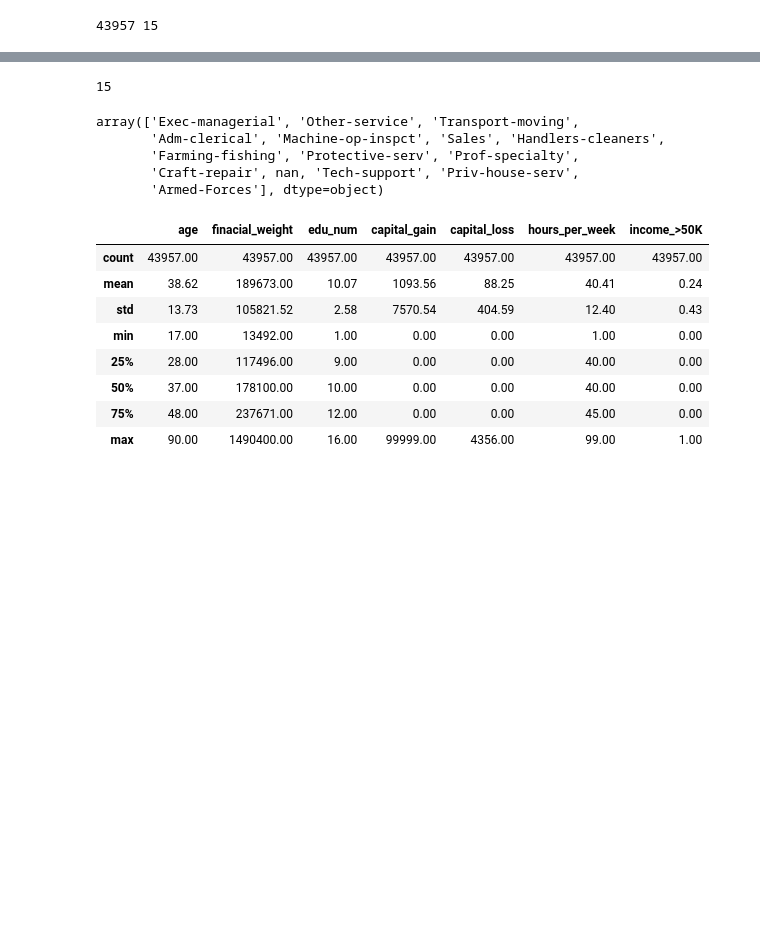
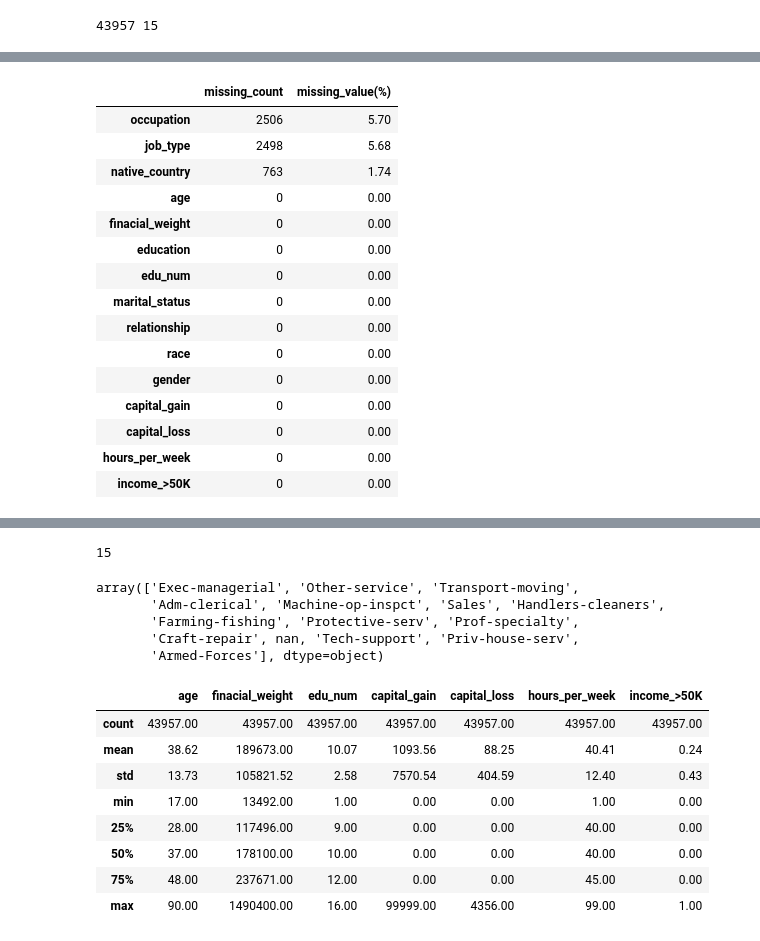
Before and after one commit to heesukjang/Income_Prediction, a Jupyter notebook: Income_Prediction.ipynb, the cells around one changed output, grey strips where cells are left out. Drawn from its saved outputs; the diff is of its cells as text; code cells hidden in the pictures; blank space fills up the shorter version.

```diff
--- a/Income_Prediction.ipynb
+++ b/Income_Prediction.ipynb
@@ -270,0 +252,25 @@ Index(['age', 'job_type', 'finacial_weight', 'education', 'edu_num',
+# %%
+def check_missing_data(data):
+  missing_count = data.isnull().sum().sort_values(ascending=False)
+  percent = round(missing_count/len(data)*100, 2)
+  df_perc = pd.concat({'missing_count':missing_count, 'missing_value(%)':percent}, axis=1)
+  return df_perc
+
+check_missing_data(X_train)
+# %% [output]
+|  | missing_count | missing_value(%) |
+| occupation | 2506 | 5.70 |
+| job_type | 2498 | 5.68 |
+| native_country | 763 | 1.74 |
+| age | 0 | 0.00 |
+| finacial_weight | 0 | 0.00 |
+| education | 0 | 0.00 |
+| edu_num | 0 | 0.00 |
+| marital_status | 0 | 0.00 |
+| relationship | 0 | 0.00 |
+| race | 0 | 0.00 |
+| gender | 0 | 0.00 |
+| capital_gain | 0 | 0.00 |
+| capital_loss | 0 | 0.00 |
+| hours_per_week | 0 | 0.00 |
+| income_>50K | 0 | 0.00 |
```
Also changed, not shown: parts of 34 cells of this notebook.
